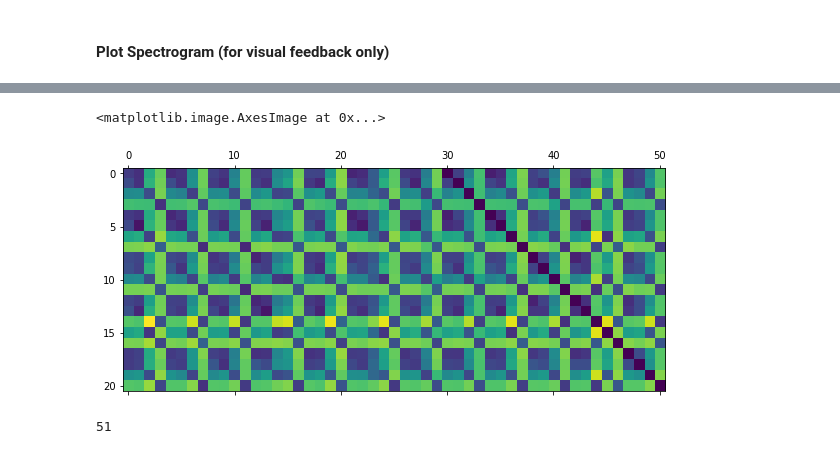
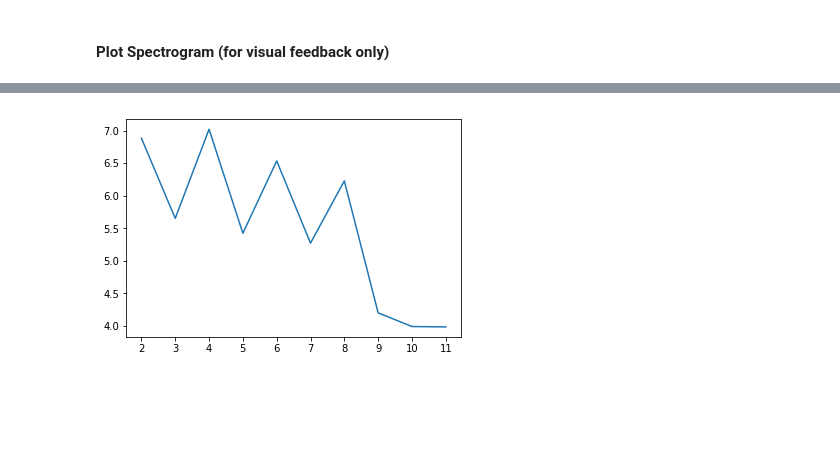
Before and after one commit to ljoglar/time_signature_estimations, a Jupyter notebook: Meter_Estimation.ipynb, the cells around one changed output, grey strips where cells are left out. Cells and saved outputs as stored; diff of their text form; code cells hidden in the pictures; blank space fills up the shorter version.

```diff
--- a/Meter_Estimation.ipynb
+++ b/Meter_Estimation.ipynb
@@ -151,9 +166,5 @@ for beat_frame_i, ASM_beat_dict in ASM_dict.items():
 # %%
-plt.matshow(BSM[30:90])
+BSM = get_BSM(ASM_dict)
+
+#plt.matshow(BSM[30:90])
+#len(BSM)
-# %% [output]
-<matplotlib.image.AxesImage at 0x...>
-[figure, removed]
-# %%
-len(BSM)
-# %% [output]
-51
@@ -166,0 +171,36 @@ d_inverted += max([abs(item) for item in d])
+# %%
+def get_candidates_list(BSM):
+    d = []
+    d_inverted = []
+    for i, beat in enumerate(BSM):
+        d.append(stats.mean(list(np.diagonal(BSM, i))))
+        d_inverted.append(-d[i])
+    #invert d to have maximums
+    d_inverted += max([abs(item) for item in d])
+
+    # multiply peaks by 1.5 to accentuate peaks
+    d_peaks = find_peaks(d_inverted)[0]
+    for i in d_peaks:
+        d_inverted[i] *= 1.5
+
+    bar_candidates = list(range(2,12))
+    lt = math.floor(len(beats)/11)
+    tc = []
+    for c in bar_candidates:
+        t_sum = 0
+        for p in range(1, lt+1):
+            if p*c >= len(d_inverted):
+                continue
+            t_sum += (d_inverted[p*c]/(1-((p-1)/lt)))
+        tc.append(t_sum)
+    return tc
+# %%
+def plot_tc(tc):
+    plt.xticks(list(range(10)), bar_candidates)
+    plt.plot(tc)
+    plt.show()
+# %%
+tc = get_candidates_list(BSM)
+plot_tc(tc)
+# %% [output]
+[figure, added]
```
Also changed, not shown: parts of 22 cells of this notebook, 2 other files.
